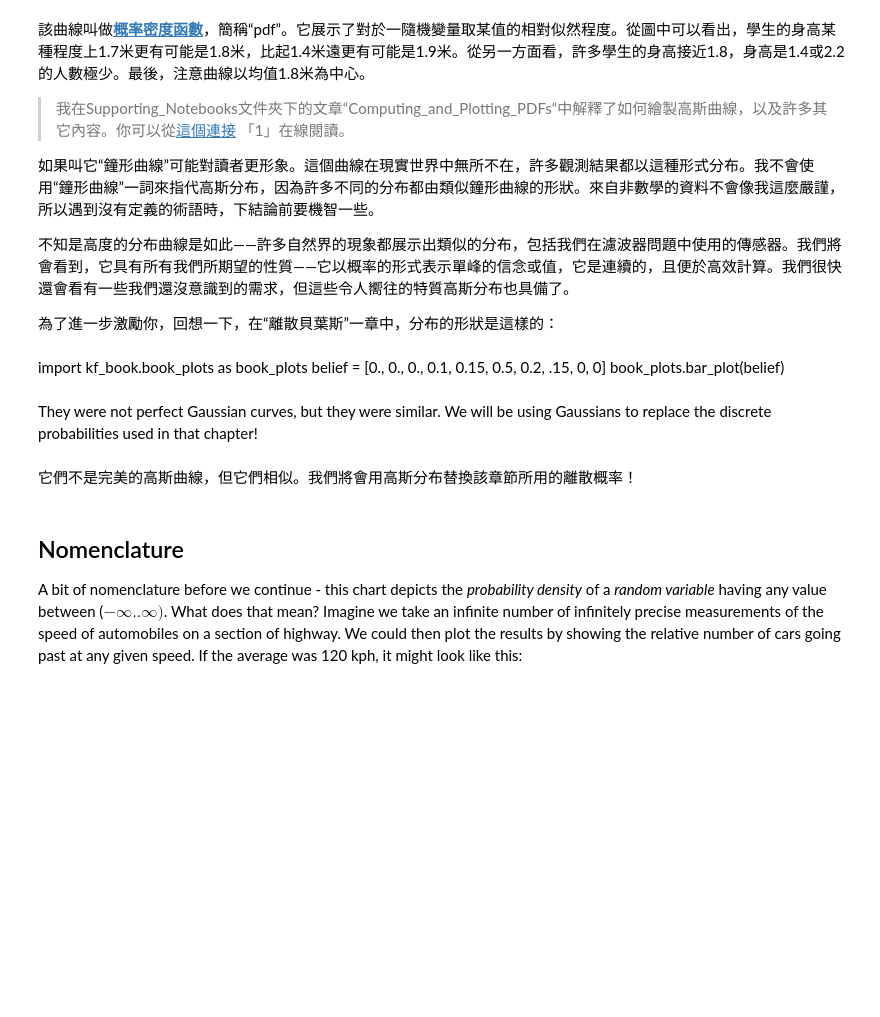
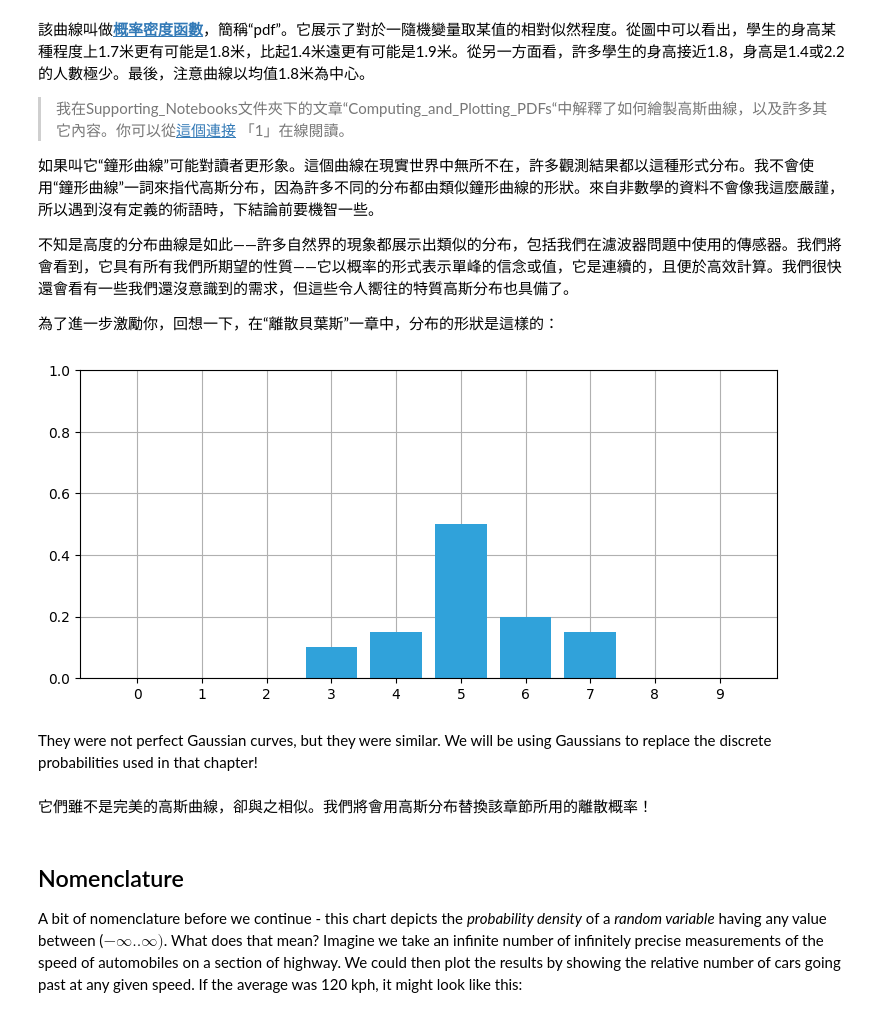
Before and after one commit to anti-destiny/Kalman-and-Bayesian-Filters-in-Python, a Jupyter notebook: 03-Gaussians.ipynb, the cells around one changed output. Saved outputs shown, nothing was run; the diff lists cells and outputs as text; code cells hidden in the pictures; blank space fills up the shorter version.

```diff
--- a/03-Gaussians.ipynb
+++ b/03-Gaussians.ipynb
@@ -625,14 +667,16 @@ To further motivate you, recall the shapes of the probability distributions in t
 不知是高度的分布曲線是如此——許多自然界的現象都展示出類似的分布，包括我們在濾波器問題中使用的傳感器。我們將會看到，它具有所有我們所期望的性質——它以概率的形式表示單峰的信念或值，它是連續的，且便於高效計算。我們很快還會看有一些我們還沒意識到的需求，但這些令人嚮往的特質高斯分布也具備了。
 
 為了進一步激勵你，回想一下，在“離散貝葉斯”一章中，分布的形狀是這樣的：
-# %% [markdown]
-import kf_book.book_plots as book_plots
-belief = [0., 0., 0., 0.1, 0.15, 0.5, 0.2, .15, 0, 0]
-book_plots.bar_plot(belief)
+# %%
+import kf_book.book_plots as book_plots
+belief = [0., 0., 0., 0.1, 0.15, 0.5, 0.2, .15, 0, 0]
+book_plots.bar_plot(belief)
+# %% [output]
+[figure, added]
 # %% [markdown]
 They were not perfect Gaussian curves, but they were similar. We will be using Gaussians to replace the discrete probabilities used in that chapter!
-# %% [markdown]
-它們不是完美的高斯曲線，但它們相似。我們將會用高斯分布替換該章節所用的離散概率！
+# %% [markdown]
+它們雖不是完美的高斯曲線，卻與之相似。我們將會用高斯分布替換該章節所用的離散概率！
 # %% [markdown]
 ## Nomenclature
 
```
Also changed, not shown: parts of 49 cells of this notebook, 14 other files.
